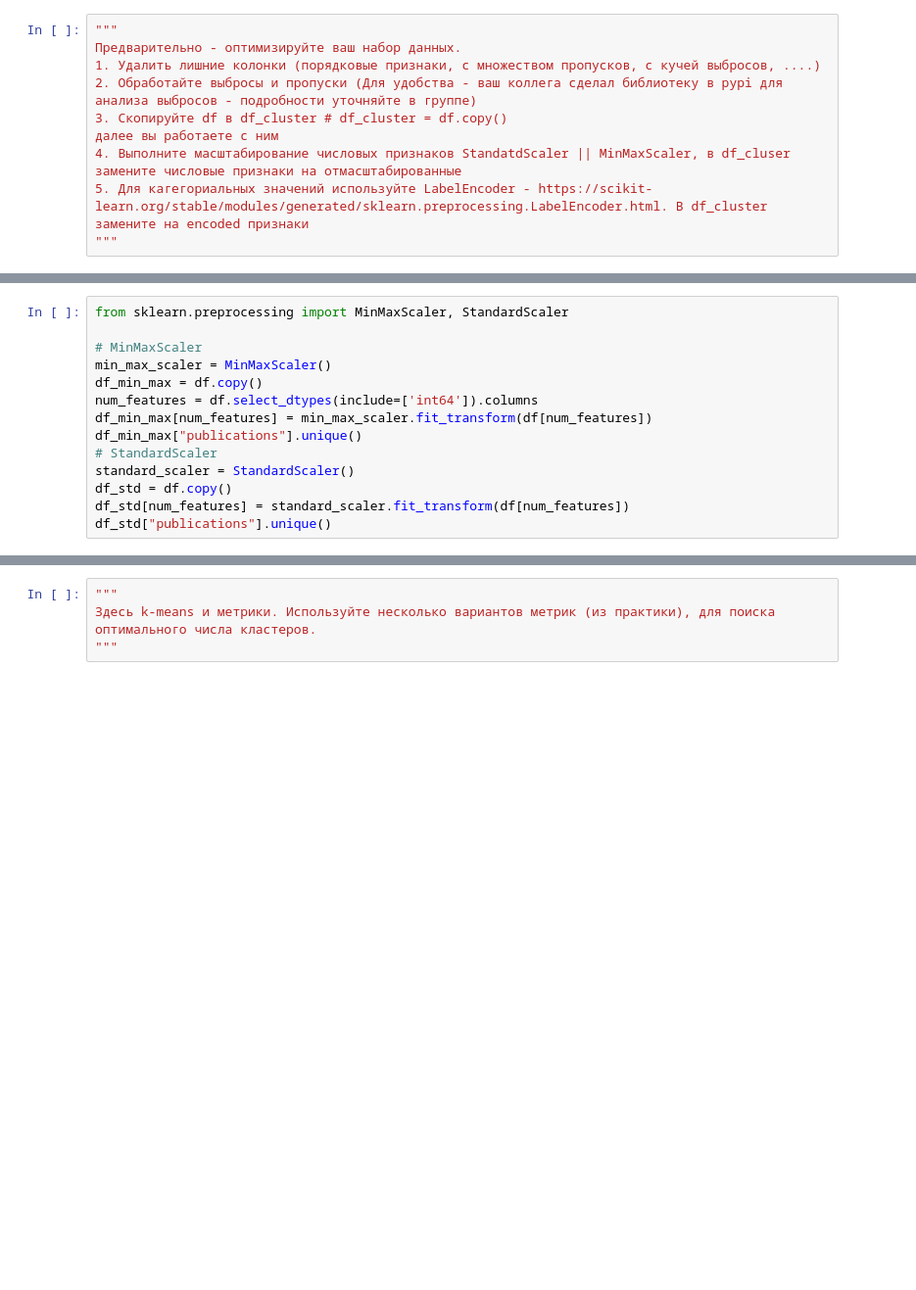
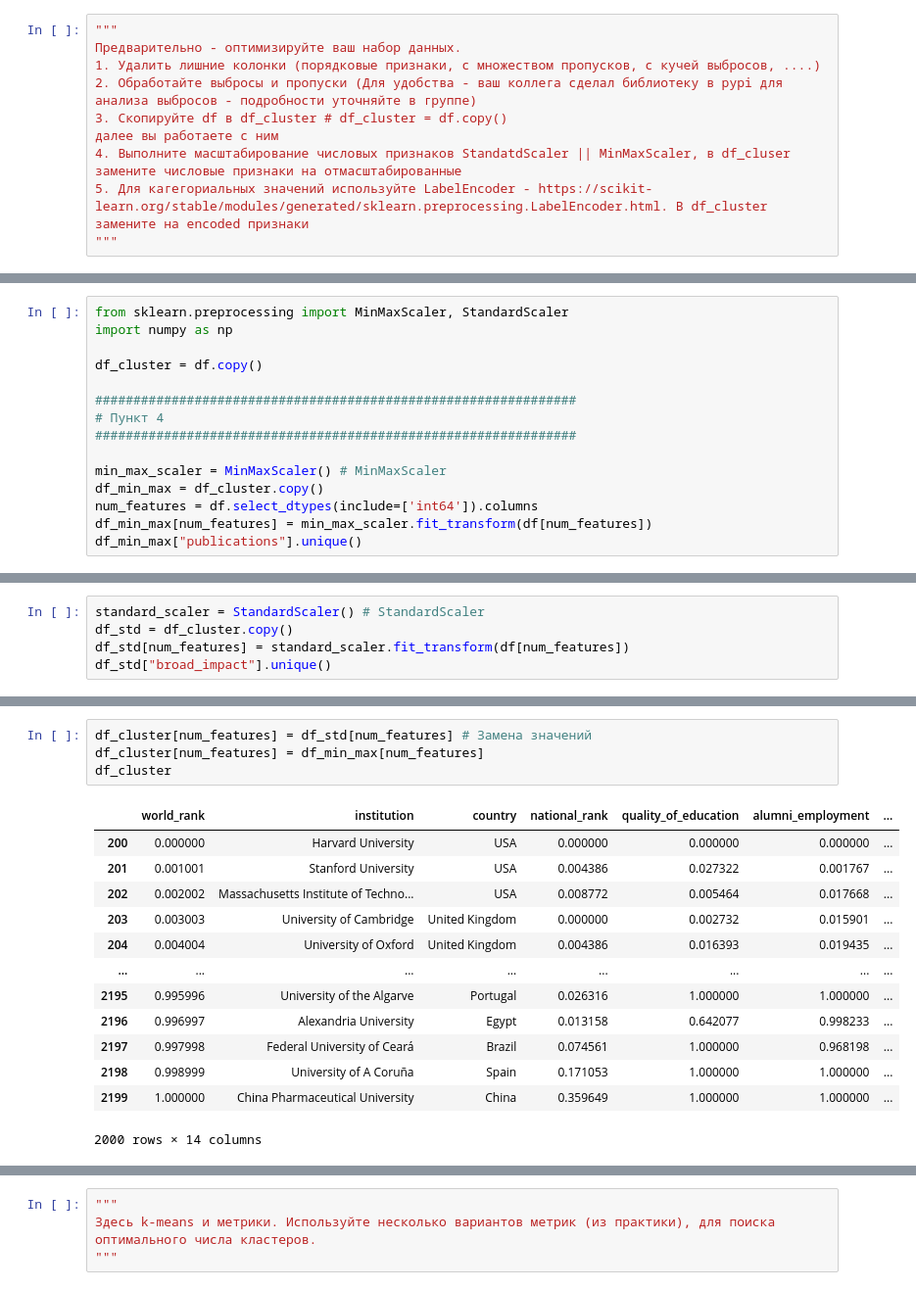
Before and after one commit to shyguuy/lab, a Jupyter notebook: lab4/Задание_4.ipynb, the cells around one changed output, grey strips where cells are left out. Shown at 98% size. Drawn from its saved outputs; the diff is of its cells as text; blank space fills up the shorter version.

```diff
--- a/lab4/Задание_4.ipynb
+++ b/lab4/Задание_4.ipynb
@@ -138,14 +115,15 @@ year - 0%
 # %%
 from sklearn.preprocessing import MinMaxScaler, StandardScaler
+import numpy as np
 
-# MinMaxScaler
-min_max_scaler = MinMaxScaler()
-df_min_max = df.copy()
+df_cluster = df.copy()
+
+###############################################################
+# Пункт 4
+###############################################################
+
+min_max_scaler = MinMaxScaler() # MinMaxScaler
+df_min_max = df_cluster.copy()
 num_features = df.select_dtypes(include=['int64']).columns
 df_min_max[num_features] = min_max_scaler.fit_transform(df[num_features])
 df_min_max["publications"].unique()
-# StandardScaler
-standard_scaler = StandardScaler()
-df_std = df.copy()
-df_std[num_features] = standard_scaler.fit_transform(df[num_features])
-df_std["publications"].unique()
@@ -151,0 +148,5 @@ df_std["publications"].unique()
+# %%
+standard_scaler = StandardScaler() # StandardScaler
+df_std = df_cluster.copy()
+df_std[num_features] = standard_scaler.fit_transform(df[num_features])
+df_std["broad_impact"].unique()
@@ -151,0 +171,18 @@ df_std["publications"].unique()
+# %%
+df_cluster[num_features] = df_std[num_features] # Замена значений
+df_cluster[num_features] = df_min_max[num_features]
+df_cluster
+# %% [output]
+|  | world_rank | institution | country | national_rank | quality_of_education | alumni_employment | ... |
+| 200 | 0.000000 | Harvard University | USA | 0.000000 | 0.000000 | 0.000000 | ... |
+| 201 | 0.001001 | Stanford University | USA | 0.004386 | 0.027322 | 0.001767 | ... |
+| 202 | 0.002002 | Massachusetts Institute of Techno... | USA | 0.008772 | 0.005464 | 0.017668 | ... |
+| 203 | 0.003003 | University of Cambridge | United Kingdom | 0.000000 | 0.002732 | 0.015901 | ... |
+| 204 | 0.004004 | University of Oxford | United Kingdom | 0.004386 | 0.016393 | 0.019435 | ... |
+| ... | ... | ... | ... | ... | ... | ... | ... |
+| 2195 | 0.995996 | University of the Algarve | Portugal | 0.026316 | 1.000000 | 1.000000 | ... |
+| 2196 | 0.996997 | Alexandria University | Egypt | 0.013158 | 0.642077 | 0.998233 | ... |
+| 2197 | 0.997998 | Federal University of Ceará | Brazil | 0.074561 | 1.000000 | 0.968198 | ... |
+| 2198 | 0.998999 | University of A Coruña | Spain | 0.171053 | 1.000000 | 1.000000 | ... |
+| 2199 | 1.000000 | China Pharmaceutical University | China | 0.359649 | 1.000000 | 1.000000 | ... |
+2000 rows × 14 columns
```
Also changed, not shown: parts of 5 cells of this notebook.
